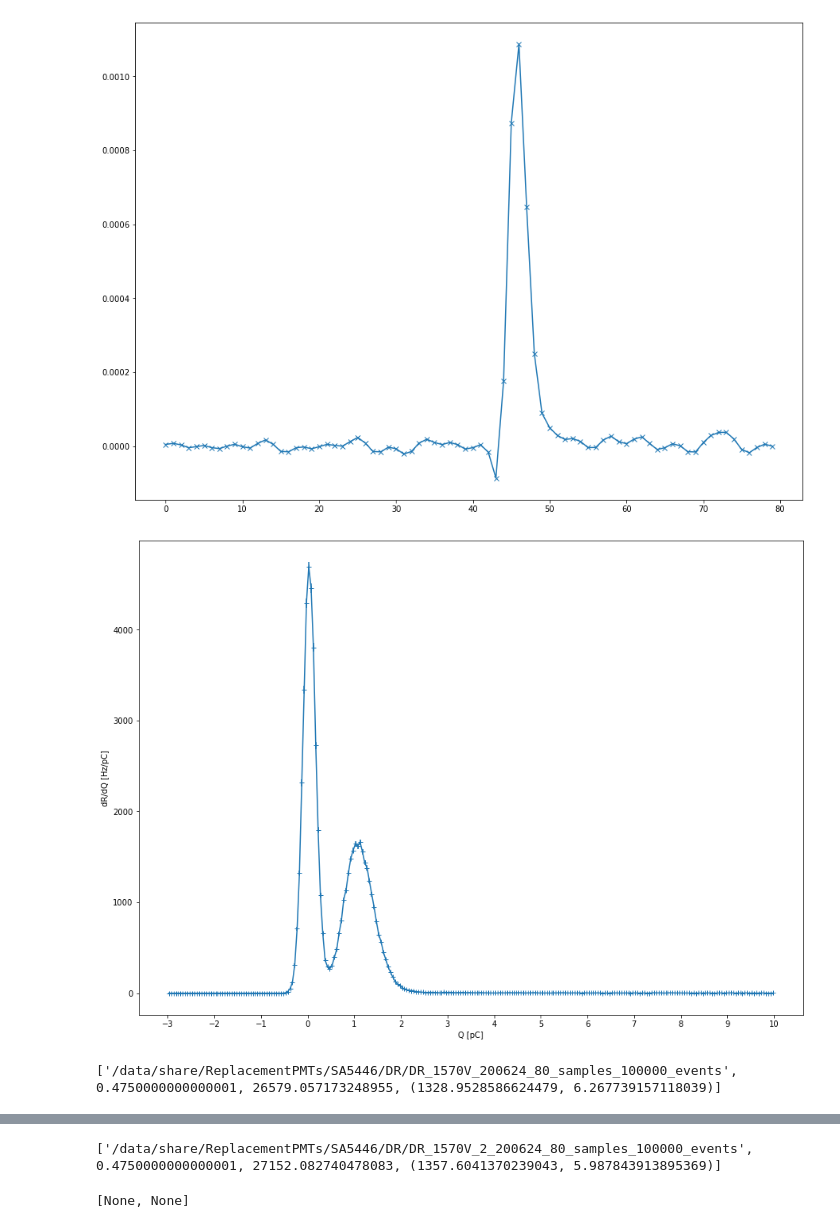
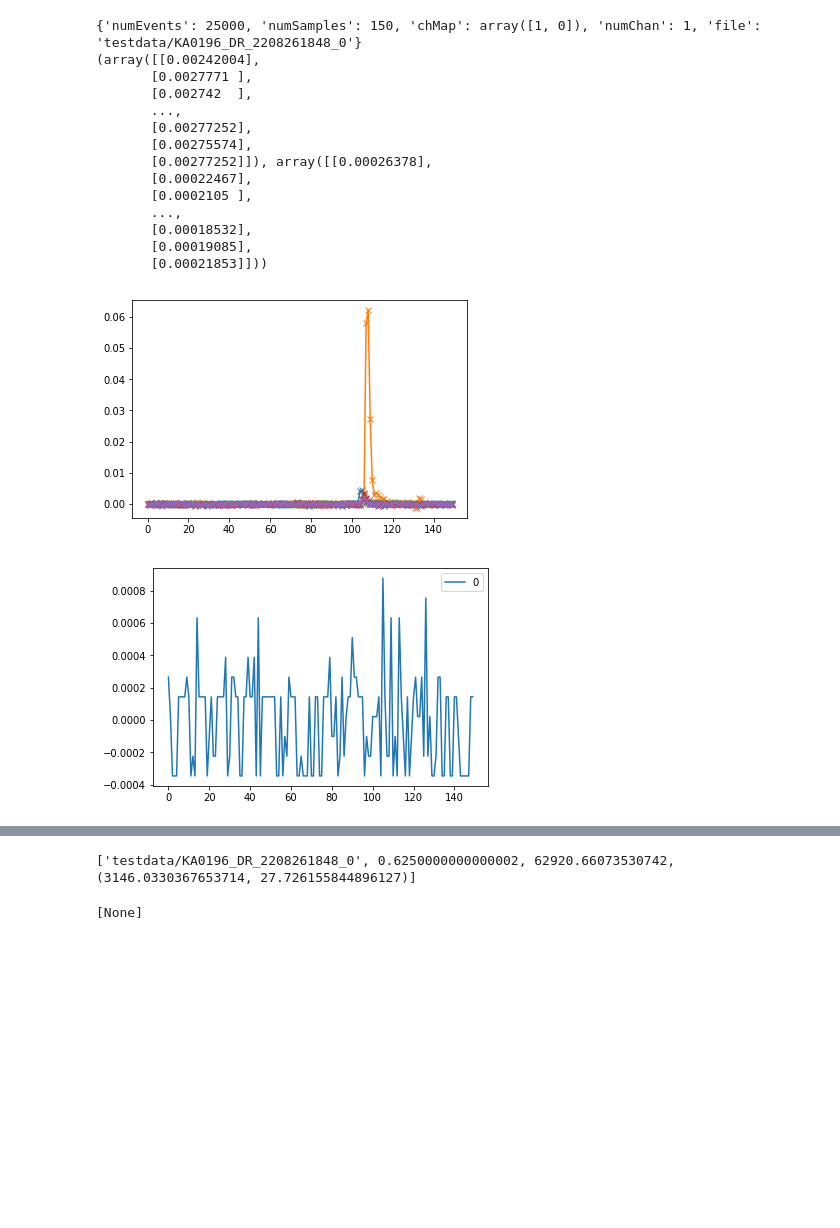
Before and after one commit to PenningLab/DDC10Ana, a Jupyter notebook: ReplacementDark.ipynb, the cells around one changed output, grey strips where cells are left out. Saved outputs shown, nothing was run; the diff lists cells and outputs as text; code cells hidden in the pictures; blank space fills up the shorter version.

Commit message:
updating replacement dark

```diff
--- a/ReplacementDark.ipynb
+++ b/ReplacementDark.ipynb
@@ -75,7 +55,7 @@ def fitQ(Qhist,P,bounds=(-np.inf,np.inf),doErr=False):
 # %%
-pmt = 'SA5446'
-wDir = '/data/share/ReplacementPMTs'
-fWaves = [os.path.splitext(iF)[0] for iF in glob.glob('{}/{}/DR/*.bin'.format(wDir,pmt))]
+pmt = 'KA0196_DR_2208261848_0'
+wDir = 'testdata'
+fWaves = [os.path.splitext(iF)[0] for iF in glob.glob('{}/{}.bin'.format(wDir,pmt))]
 fWaves.sort()
 fWaves,
 # %% [output]
@@ -84,28 +63,19 @@ fWaves,
-# %%
-def fullRun(fname,sdir,fit=False):
-    bW = 0.05
-    Qhist = DRun(fname,30,3,5,5,0,bW,False)
-    plotQ(Qhist,sdir+'/figs/{}'.format(pmt))
-    if fit:
-        popt,pcov = fitQ(Qhist,[0,10,0.5,1.8,1,1])
-        QNoise = min([popt[0],popt[3]])
-        QSPE = max([popt[0],popt[3]])
-        Qbin0 = np.argmax(Qhist[1]>QNoise)
-        Qbin1 = np.argmax(Qhist[1]>QSPE)
-        print(popt)
-    else:
-        Qbin0 = np.argmax(Qhist[1]>0)
-        Qbin1 = np.argmax(Qhist[1]>1.6)
-
-    Qvalley = Qbin0 + np.argmin(Qhist[0][Qbin0:Qbin1])
-    eDR = np.sum(Qhist[0][Qvalley:])
-    eDRErr = np.sqrt(np.sum(Qhist[2][Qvalley:]))
-    DR = eDR*bW
-    DRErr = DR*eDRErr/eDR
-    print([fname,Qhist[1][Qvalley],eDR,(DR,DRErr)])
 # %%
-[fullRun(fWave,wDir,False) for fWave in fWaves[:]]
+[fullRun(fWave,'.',False) for fWave in fWaves[:]]
 # %% [output]
+{'numEvents': 25000, 'numSamples': 150, 'chMap': array([1, 0]), 'numChan': 1, 'file': 'testdata/KA0196_DR_2208261848_0'}
+(array([[0.00242004],
+       [0.0027771 ],
+       [0.002742  ],
+       ...,
+       [0.00277252],
+       [0.00275574],
+       [0.00277252]]), array([[0.00026378],
+       [0.00022467],
+       [0.0002105 ],
+       ...,
+       [0.00018532],
+       [0.00019085],
+       [0.00021853]]))
-[figure, old version]
+[figure, new version]
-[figure, old version]
+[figure, new version]
-['/data/share/ReplacementPMTs/SA5446/DR/DR_1570V_200624_80_samples_100000_events', 0.4750000000000001, 26579.057173248955, (1328.9528586624479, 6.267739157118039)]
@@ -114,2 +83,2 @@ def fullRun(fname,sdir,fit=False):
-['/data/share/ReplacementPMTs/SA5446/DR/DR_1570V_2_200624_80_samples_100000_events', 0.4750000000000001, 27152.082740478083, (1357.6041370239043, 5.987843913895369)]
+['testdata/KA0196_DR_2208261848_0', 0.6250000000000002, 62920.66073530742, (3146.0330367653714, 27.726155844896127)]
-[None, None]
+[None]
```
Also changed, not shown: parts of 3 cells of this notebook, 1 other file.
